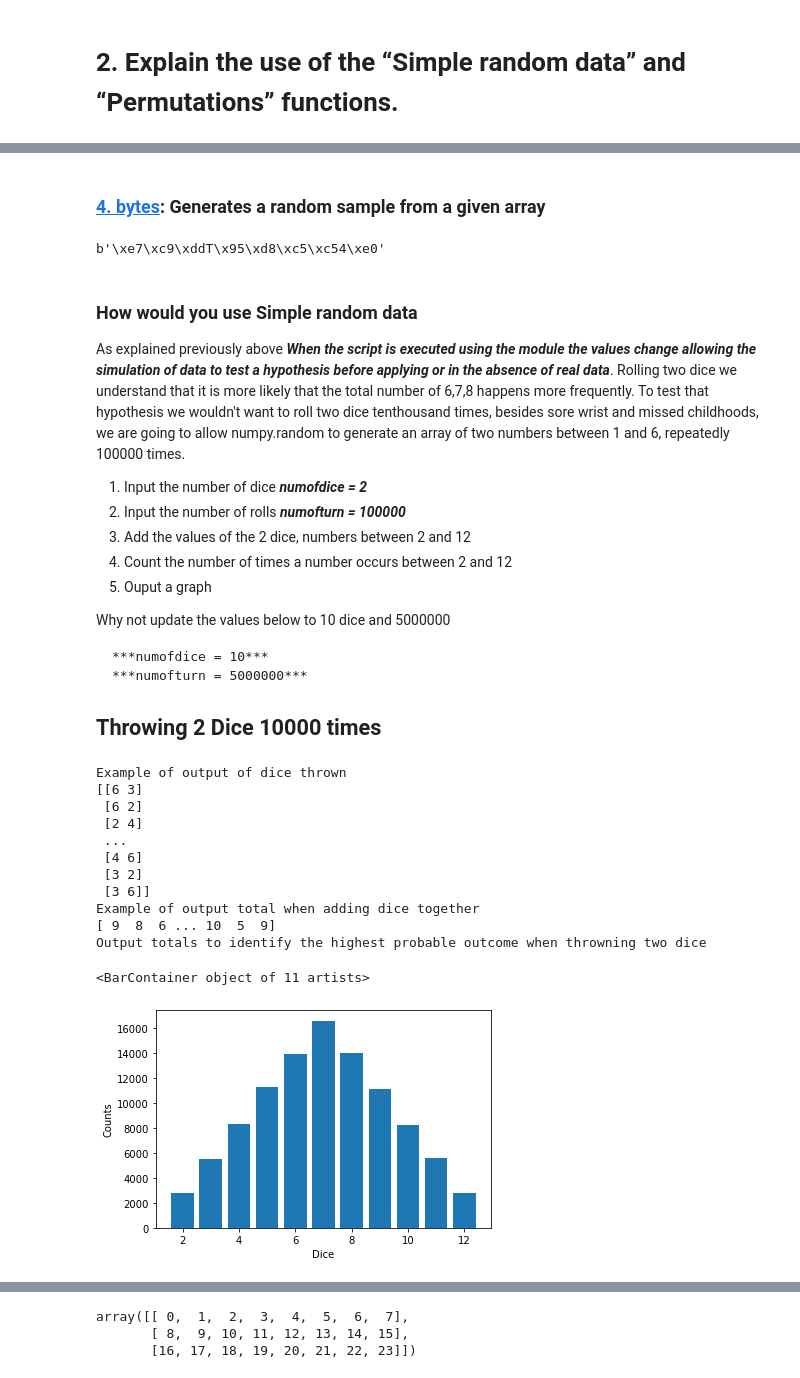
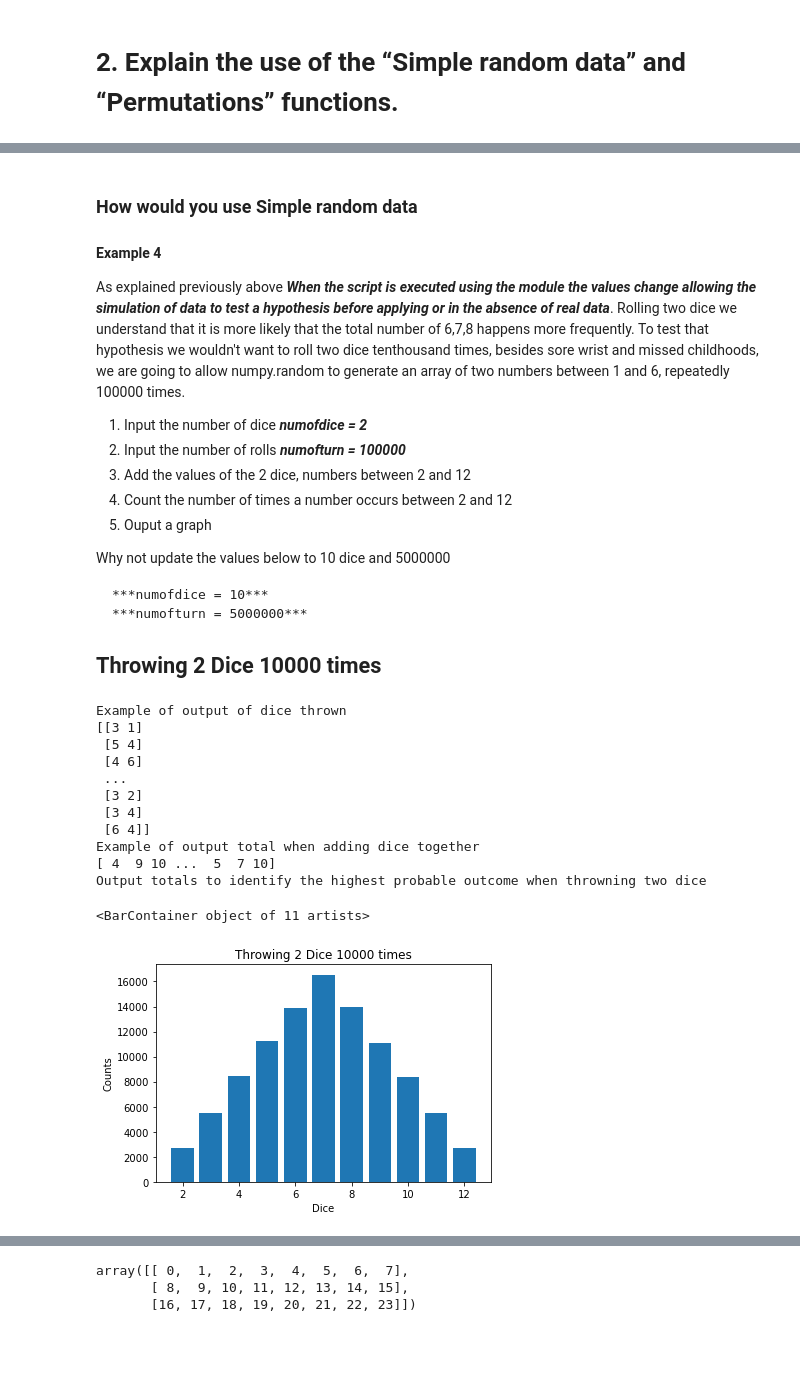
Before and after one commit to DPR-droid/2021_11_Programming-for-Data-Analysis-Assignment-2021, a Jupyter notebook: numpy-random.ipynb, the cells around one changed output, grey strips where cells are left out. Cells and saved outputs as stored; diff of their text form; code cells hidden in the pictures; blank space fills up the shorter version.

```diff
--- a/numpy-random.ipynb
+++ b/numpy-random.ipynb
@@ -180,12 +176,7 @@ array(['Jack Frost', 'Sandman', 'Easter Bunny', 'Sandman', 'Santa'],
       dtype='<U12')
-# %% [markdown]
-### [**4. bytes**](https://numpy.org/doc/stable/reference/random/generated/numpy.random.Generator.bytes.html#numpy.random.Generator.bytes): Generates a random sample from a given array
-# %%
-np.random.default_rng().bytes(10)
-# %% [output]
-b'\xe7\xc9\xddT\x95\xd8\xc5\xc54\xe0'
 # %% [markdown]
 ### How would you use Simple random data
+#### Example 4
 
 As explained previously above ***When the script is executed using the module the values change allowing the simulation of data to test a hypothesis before applying or in the absence of real data***. Rolling two dice we understand that it is more likely that the total number of 6,7,8 happens more frequently. To test that hypothesis we wouldn't want to roll two dice tenthousand times, besides sore wrist and missed childhoods, we are going to allow numpy.random to generate an array of two numbers between 1 and 6, repeatedly 100000 times.
 
@@ -207,45 +198,46 @@ Why not update the values below to 10 dice and 5000000
 # [10] Script updated for version of NumPy v1.21 Simple random data functions
 import numpy as np
 # Import mathplotlib
-import matplotlib as plt
+import matplotlib.pyplot as plt
 
 rng = np.random.default_rng()
 # The number of dice to roll in each turn
 numofdice = 2
 # The number of turns
 numofturn = 100000
 # Roll the dice
 dice = rng.integers(1, 7, size=(numofturn, numofdice))
 # See List
 print('Example of output of dice thrown')
 print(dice)
 
 # Sum the faces of the dice
 totals = np.sum(dice, axis=1)
 # Have a look
 print('Example of output total when adding dice together')
 print(totals)
 
 # Count the number of total for 2 dice.
 faces, counts = np.unique(totals, return_counts=True)
 faces , counts
 
 print('Output totals to identify the highest probable outcome when throwning two dice')
 #plt.pyplot.hist(totals)
-plt.pyplot.xlabel('Dice')
-plt.pyplot.ylabel('Counts')
-plt.pyplot.bar(faces , counts)
+plt.xlabel('Dice')
+plt.ylabel('Counts')
+plt.title('Throwing 2 Dice 10000 times')
+plt.bar(faces , counts)
 # %% [output]
 Example of output of dice thrown
-[[6 3]
- [6 2]
- [2 4]
+[[3 1]
+ [5 4]
+ [4 6]
  ...
- [4 6]
  [3 2]
- [3 6]]
+ [3 4]
+ [6 4]]
 Example of output total when adding dice together
-[ 9  8  6 ... 10  5  9]
+[ 4  9 10 ...  5  7 10]
 Output totals to identify the highest probable outcome when throwning two dice
 <BarContainer object of 11 artists>
-[figure, old version]
+[figure, new version]
```
Also changed, not shown: parts of 22 cells of this notebook, 2 other files.
